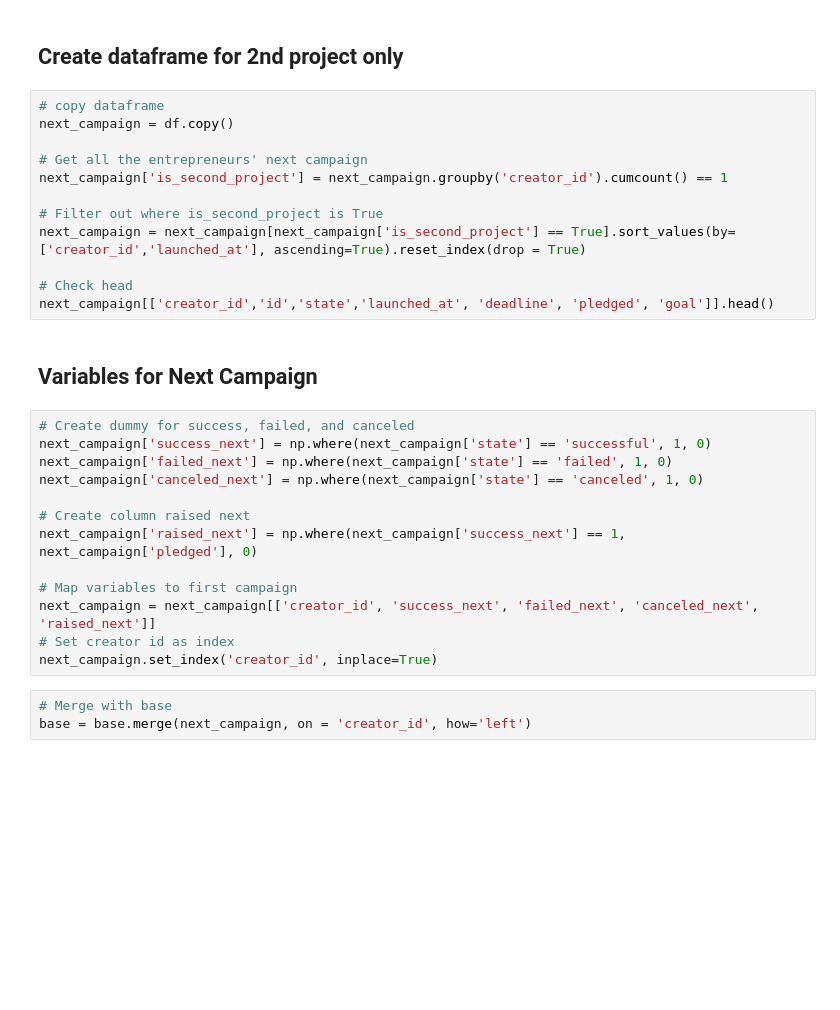
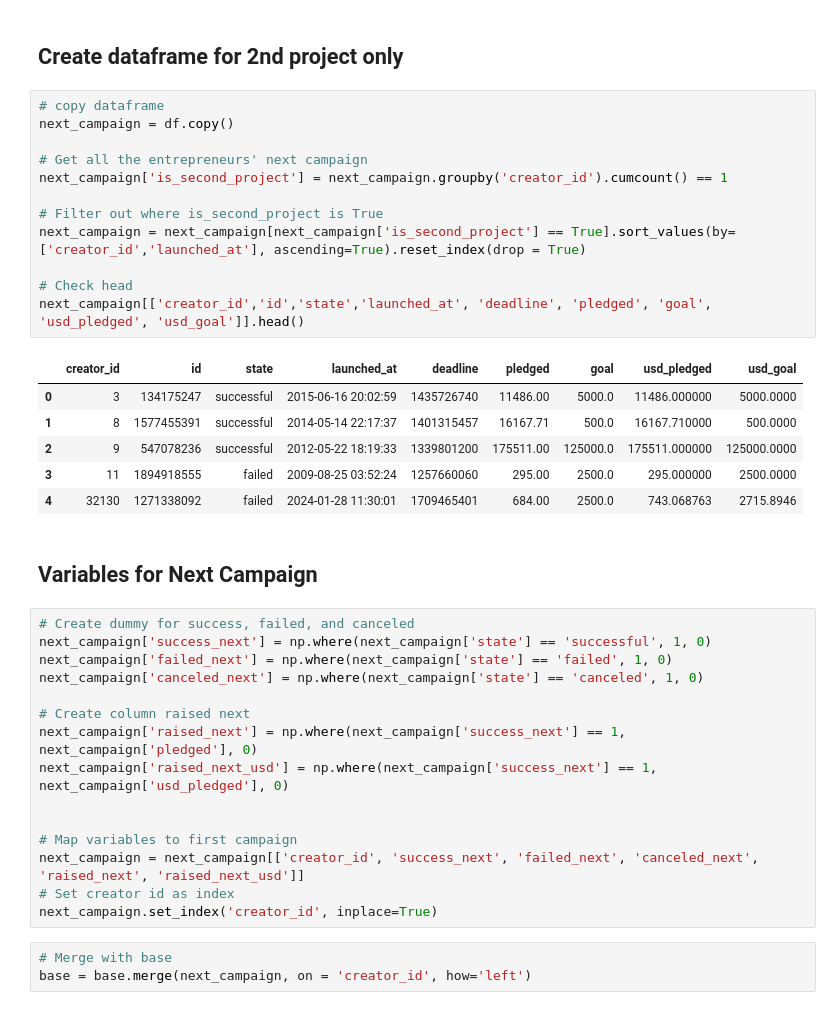
Before and after one commit to sahilpatil98/kickstarter-JMP, a Jupyter notebook: data-cleaning/cleaner.ipynb, the cells around one changed output. Drawn from its saved outputs; the diff is of its cells as text; blank space fills up the shorter version.

```diff
--- a/data-cleaning/cleaner.ipynb
+++ b/data-cleaning/cleaner.ipynb
@@ -49,15 +81,22 @@ base.set_index('creator_id', inplace=True)
 # %%
 # copy dataframe
 next_campaign = df.copy()
 
 # Get all the entrepreneurs' next campaign
 next_campaign['is_second_project'] = next_campaign.groupby('creator_id').cumcount() == 1
 
 # Filter out where is_second_project is True
 next_campaign = next_campaign[next_campaign['is_second_project'] == True].sort_values(by=['creator_id','launched_at'], ascending=True).reset_index(drop = True)
 
 # Check head
-next_campaign[['creator_id','id','state','launched_at', 'deadline', 'pledged', 'goal']].head()
+next_campaign[['creator_id','id','state','launched_at', 'deadline', 'pledged', 'goal', 'usd_pledged', 'usd_goal']].head()
+# %% [output]
+|  | creator_id | id | state | launched_at | deadline | pledged | goal | usd_pledged | usd_goal |
+| 0 | 3 | 134175247 | successful | 2015-06-16 20:02:59 | 1435726740 | 11486.00 | 5000.0 | 11486.000000 | 5000.0000 |
+| 1 | 8 | 1577455391 | successful | 2014-05-14 22:17:37 | 1401315457 | 16167.71 | 500.0 | 16167.710000 | 500.0000 |
+| 2 | 9 | 547078236 | successful | 2012-05-22 18:19:33 | 1339801200 | 175511.00 | 125000.0 | 175511.000000 | 125000.0000 |
+| 3 | 11 | 1894918555 | failed | 2009-08-25 03:52:24 | 1257660060 | 295.00 | 2500.0 | 295.000000 | 2500.0000 |
+| 4 | 32130 | 1271338092 | failed | 2024-01-28 11:30:01 | 1709465401 | 684.00 | 2500.0 | 743.068763 | 2715.8946 |
 # %% [markdown]
 ## Variables for Next Campaign
 # %%
@@ -68,9 +107,11 @@ next_campaign['canceled_next'] = np.where(next_campaign['state'] == 'canceled',
 
 # Create column raised next
 next_campaign['raised_next'] = np.where(next_campaign['success_next'] == 1, next_campaign['pledged'], 0)
+next_campaign['raised_next_usd'] = np.where(next_campaign['success_next'] == 1, next_campaign['usd_pledged'], 0)
+
 
 # Map variables to first campaign
-next_campaign = next_campaign[['creator_id', 'success_next', 'failed_next', 'canceled_next', 'raised_next']]
+next_campaign = next_campaign[['creator_id', 'success_next', 'failed_next', 'canceled_next', 'raised_next', 'raised_next_usd']]
 # Set creator id as index
 next_campaign.set_index('creator_id', inplace=True)
 # %%
```
Also changed, not shown: parts of 12 cells of this notebook.
